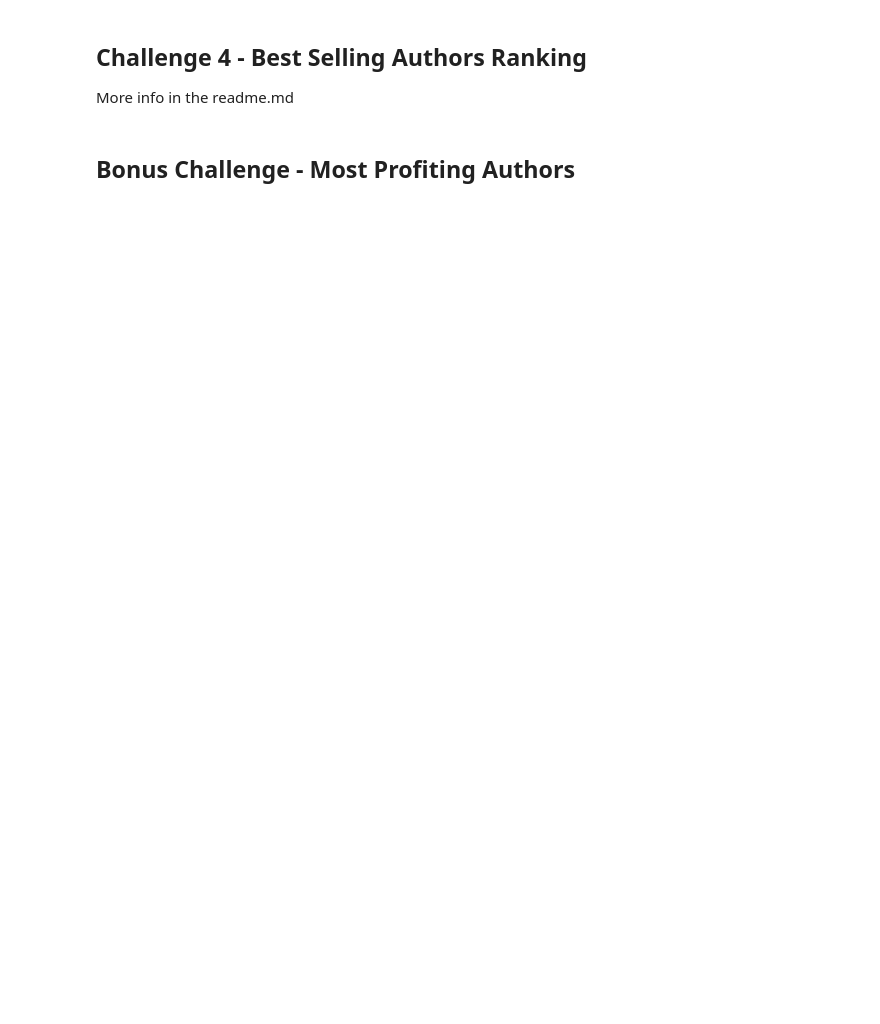
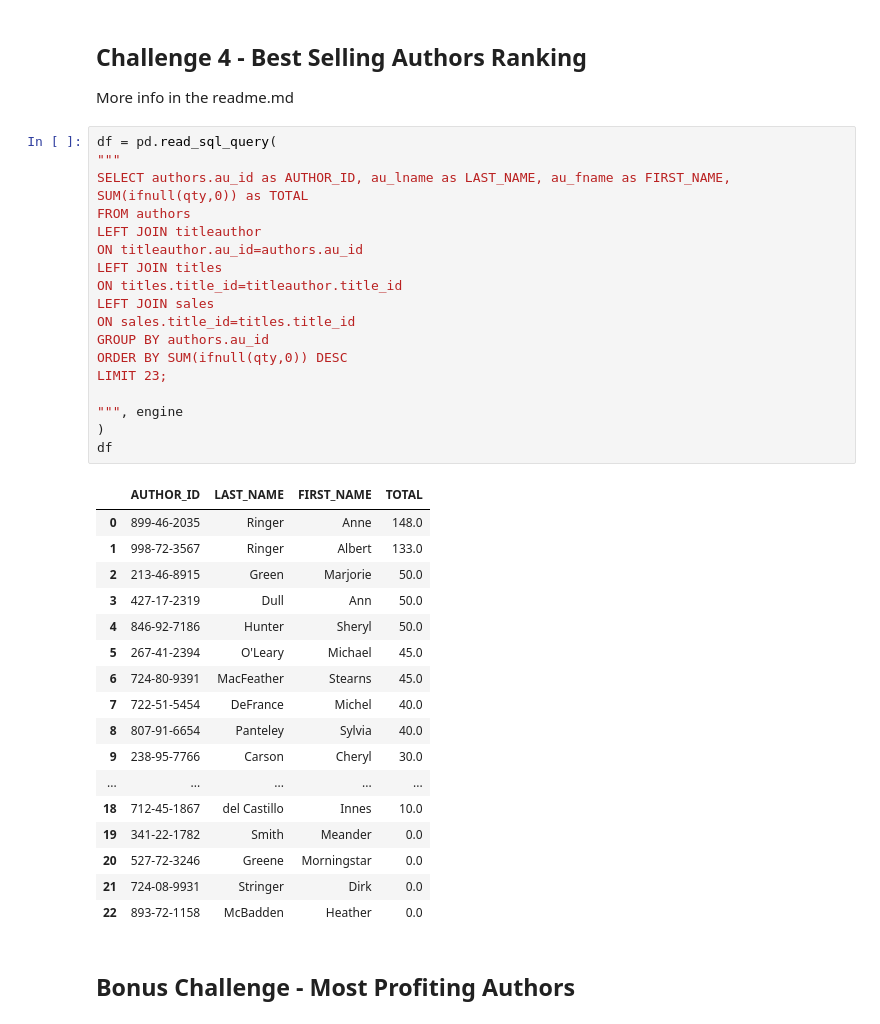
Before and after one commit to Ironhack-Data-Madrid-Marzo-2021/lab-mysql-select, a Jupyter notebook: your-code/main.ipynb, the cells around one changed output. Drawn from its saved outputs; the diff is of its cells as text; blank space fills up the shorter version.

```diff
--- a/your-code/main.ipynb
+++ b/your-code/main.ipynb
@@ -42,5 +126,41 @@ More info in the readme.md
 # %% [markdown]
 ## Challenge 4 - Best Selling Authors Ranking
 More info in the readme.md
+# %%
+df = pd.read_sql_query(
+"""
+SELECT authors.au_id as AUTHOR_ID, au_lname as LAST_NAME, au_fname as FIRST_NAME, SUM(ifnull(qty,0)) as TOTAL
+FROM authors
+LEFT JOIN titleauthor
+ON titleauthor.au_id=authors.au_id
+LEFT JOIN titles
+ON titles.title_id=titleauthor.title_id
+LEFT JOIN sales
+ON sales.title_id=titles.title_id
+GROUP BY authors.au_id
+ORDER BY SUM(ifnull(qty,0)) DESC
+LIMIT 23;
+
+""", engine
+)
+df
+# %% [output]
+|  | AUTHOR_ID | LAST_NAME | FIRST_NAME | TOTAL |
+| 0 | 899-46-2035 | Ringer | Anne | 148.0 |
+| 1 | 998-72-3567 | Ringer | Albert | 133.0 |
+| 2 | 213-46-8915 | Green | Marjorie | 50.0 |
+| 3 | 427-17-2319 | Dull | Ann | 50.0 |
+| 4 | 846-92-7186 | Hunter | Sheryl | 50.0 |
+| 5 | 267-41-2394 | O'Leary | Michael | 45.0 |
+| 6 | 724-80-9391 | MacFeather | Stearns | 45.0 |
+| 7 | 722-51-5454 | DeFrance | Michel | 40.0 |
+| 8 | 807-91-6654 | Panteley | Sylvia | 40.0 |
+| 9 | 238-95-7766 | Carson | Cheryl | 30.0 |
+| ... | ... | ... | ... | ... |
+| 18 | 712-45-1867 | del Castillo | Innes | 10.0 |
+| 19 | 341-22-1782 | Smith | Meander | 0.0 |
+| 20 | 527-72-3246 | Greene | Morningstar | 0.0 |
+| 21 | 724-08-9931 | Stringer | Dirk | 0.0 |
+| 22 | 893-72-1158 | McBadden | Heather | 0.0 |
 # %% [markdown]
 ## Bonus Challenge - Most Profiting Authors
```
Also changed, not shown: parts of 10 cells of this notebook, 1 other file.
